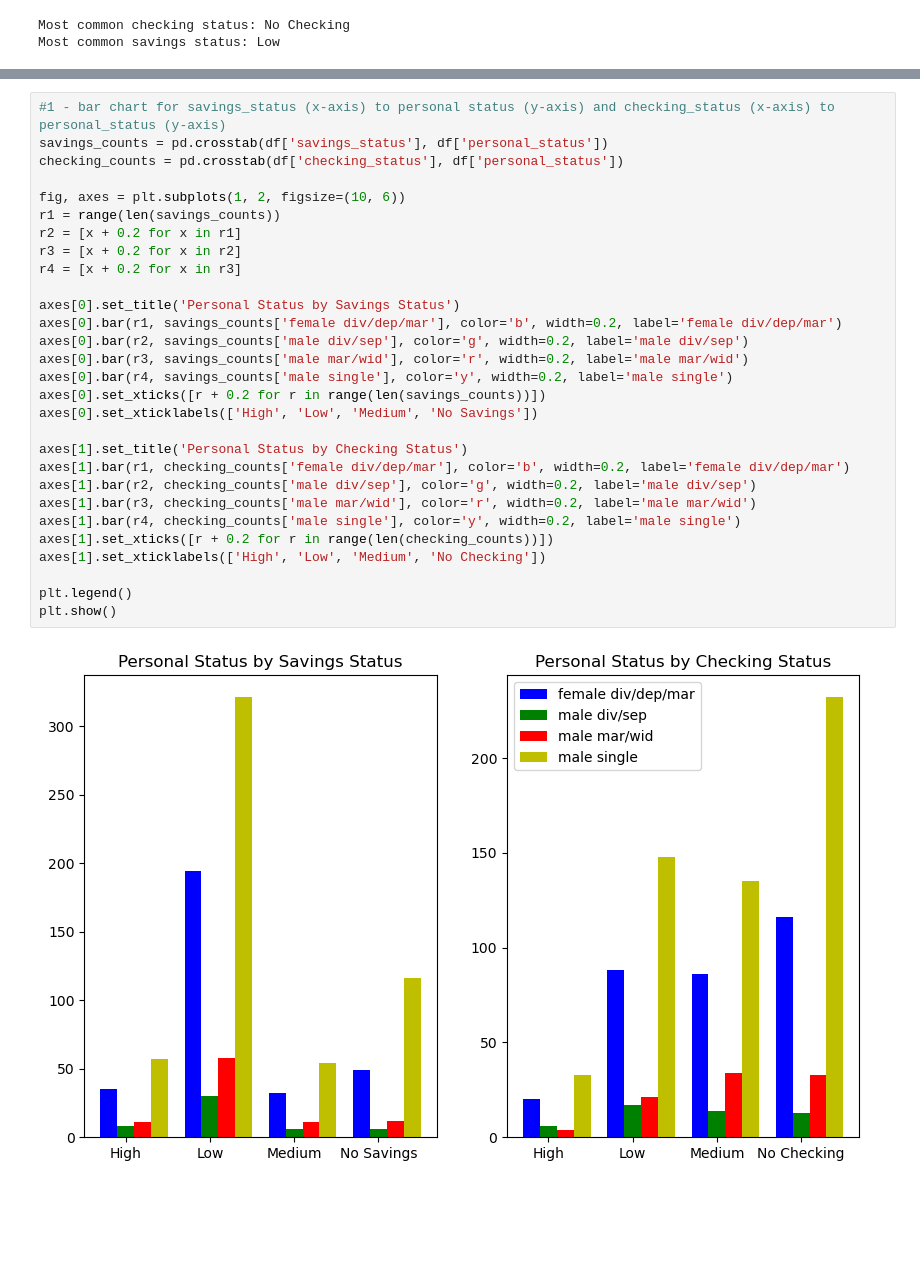
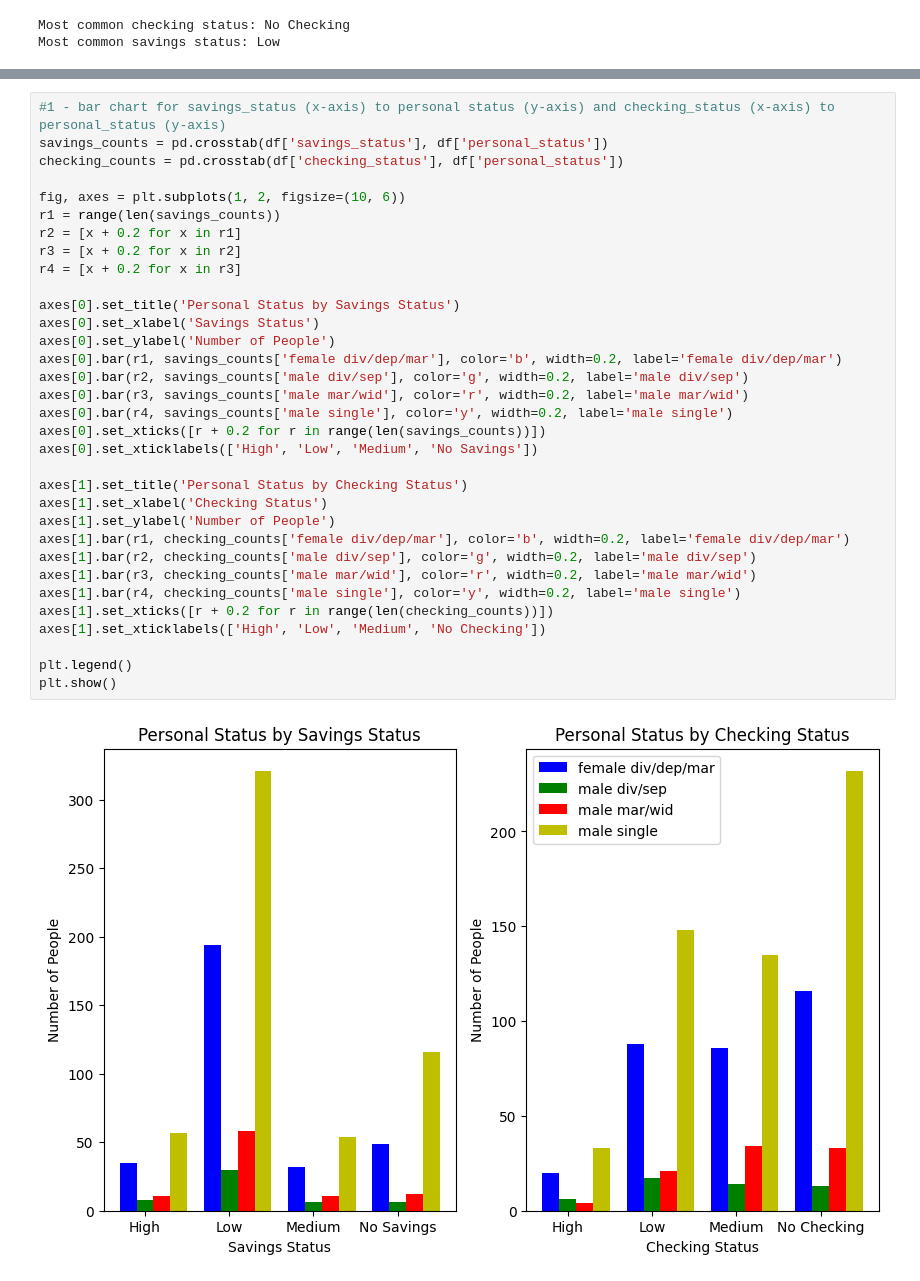
Before and after one commit to mahakanakala/CS210, a Jupyter notebook: hw/hw3/german_credit.ipynb, the cells around one changed output, grey strips where cells are left out. Drawn from its saved outputs; the diff is of its cells as text; blank space fills up the shorter version.

```diff
--- a/hw/hw3/german_credit.ipynb
+++ b/hw/hw3/german_credit.ipynb
@@ -295,31 +304,35 @@ Most common savings status: Low
 # %%
 #1 - bar chart for savings_status (x-axis) to personal status (y-axis) and checking_status (x-axis) to personal_status (y-axis)
 savings_counts = pd.crosstab(df['savings_status'], df['personal_status'])
 checking_counts = pd.crosstab(df['checking_status'], df['personal_status'])
 
 fig, axes = plt.subplots(1, 2, figsize=(10, 6))
 r1 = range(len(savings_counts))
 r2 = [x + 0.2 for x in r1]
 r3 = [x + 0.2 for x in r2]
 r4 = [x + 0.2 for x in r3]
 
 axes[0].set_title('Personal Status by Savings Status')
+axes[0].set_xlabel('Savings Status')
+axes[0].set_ylabel('Number of People')
 axes[0].bar(r1, savings_counts['female div/dep/mar'], color='b', width=0.2, label='female div/dep/mar')
 axes[0].bar(r2, savings_counts['male div/sep'], color='g', width=0.2, label='male div/sep')
 axes[0].bar(r3, savings_counts['male mar/wid'], color='r', width=0.2, label='male mar/wid')
 axes[0].bar(r4, savings_counts['male single'], color='y', width=0.2, label='male single')
 axes[0].set_xticks([r + 0.2 for r in range(len(savings_counts))])
 axes[0].set_xticklabels(['High', 'Low', 'Medium', 'No Savings'])
 
 axes[1].set_title('Personal Status by Checking Status')
+axes[1].set_xlabel('Checking Status')
+axes[1].set_ylabel('Number of People')
 axes[1].bar(r1, checking_counts['female div/dep/mar'], color='b', width=0.2, label='female div/dep/mar')
 axes[1].bar(r2, checking_counts['male div/sep'], color='g', width=0.2, label='male div/sep')
 axes[1].bar(r3, checking_counts['male mar/wid'], color='r', width=0.2, label='male mar/wid')
 axes[1].bar(r4, checking_counts['male single'], color='y', width=0.2, label='male single')
 axes[1].set_xticks([r + 0.2 for r in range(len(checking_counts))])
 axes[1].set_xticklabels(['High', 'Low', 'Medium', 'No Checking'])
 
 plt.legend()
 plt.show()
 # %% [output]
-[figure, old version]
+[figure, new version]
```
Also changed, not shown: parts of 8 cells of this notebook, 1 other file.
